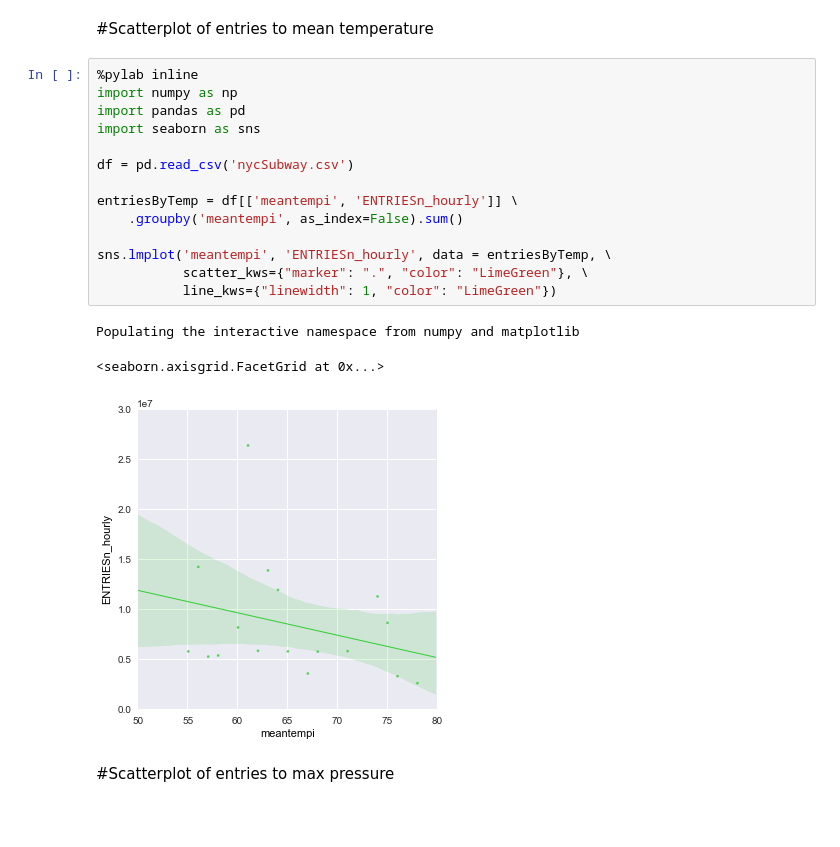
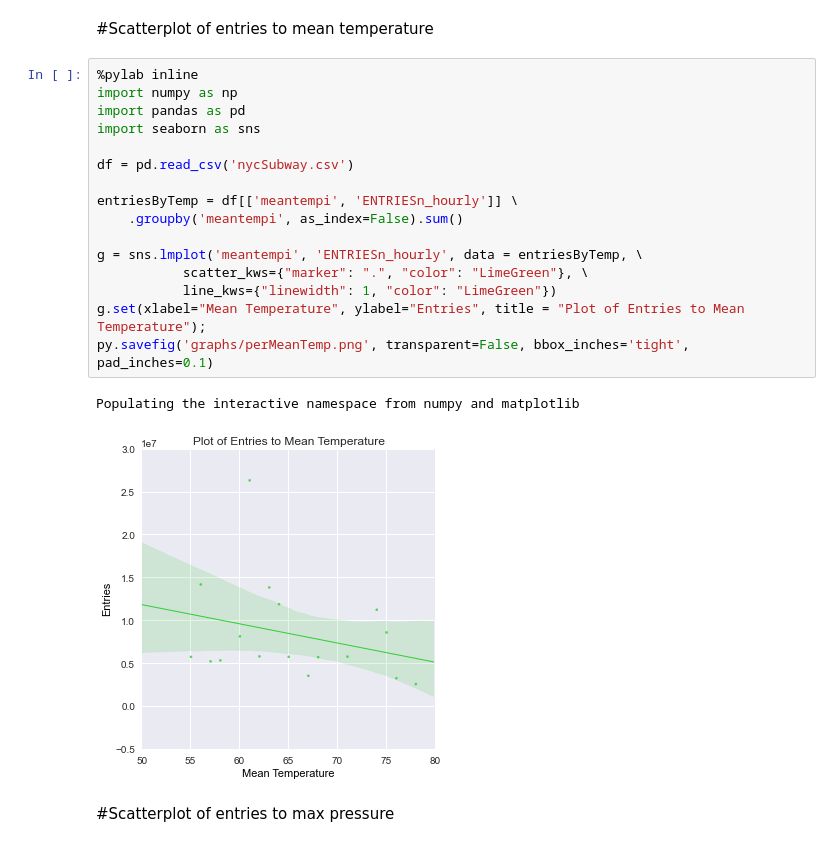
Before and after one commit to upjohnc/UdacityProject, a Jupyter notebook: Graph Analysis.ipynb, the cells around one changed output. Cells and saved outputs as stored; diff of their text form; blank space fills up the shorter version.

Commit message:
Updated Graphs with Titles and saved output

```diff
--- a/Graph Analysis.ipynb
+++ b/Graph Analysis.ipynb
@@ -157,21 +173,22 @@ Populating the interactive namespace from numpy and matplotlib
 # %%
 %pylab inline
 import numpy as np
 import pandas as pd
 import seaborn as sns
 
 df = pd.read_csv('nycSubway.csv')
 
 entriesByTemp = df[['meantempi', 'ENTRIESn_hourly']] \
     .groupby('meantempi', as_index=False).sum()
 
-sns.lmplot('meantempi', 'ENTRIESn_hourly', data = entriesByTemp, \
+g = sns.lmplot('meantempi', 'ENTRIESn_hourly', data = entriesByTemp, \
            scatter_kws={"marker": ".", "color": "LimeGreen"}, \
            line_kws={"linewidth": 1, "color": "LimeGreen"})
+g.set(xlabel="Mean Temperature", ylabel="Entries", title = "Plot of Entries to Mean Temperature");
+py.savefig('graphs/perMeanTemp.png', transparent=False, bbox_inches='tight', pad_inches=0.1)
 # %% [output]
 Populating the interactive namespace from numpy and matplotlib
-<seaborn.axisgrid.FacetGrid at 0x...>
-[figure, old version]
+[figure, new version]
 # %% [markdown]
 #Scatterplot of entries to max pressure
 # %%
```
Also changed, not shown: parts of 17 cells of this notebook, 16 other files.
